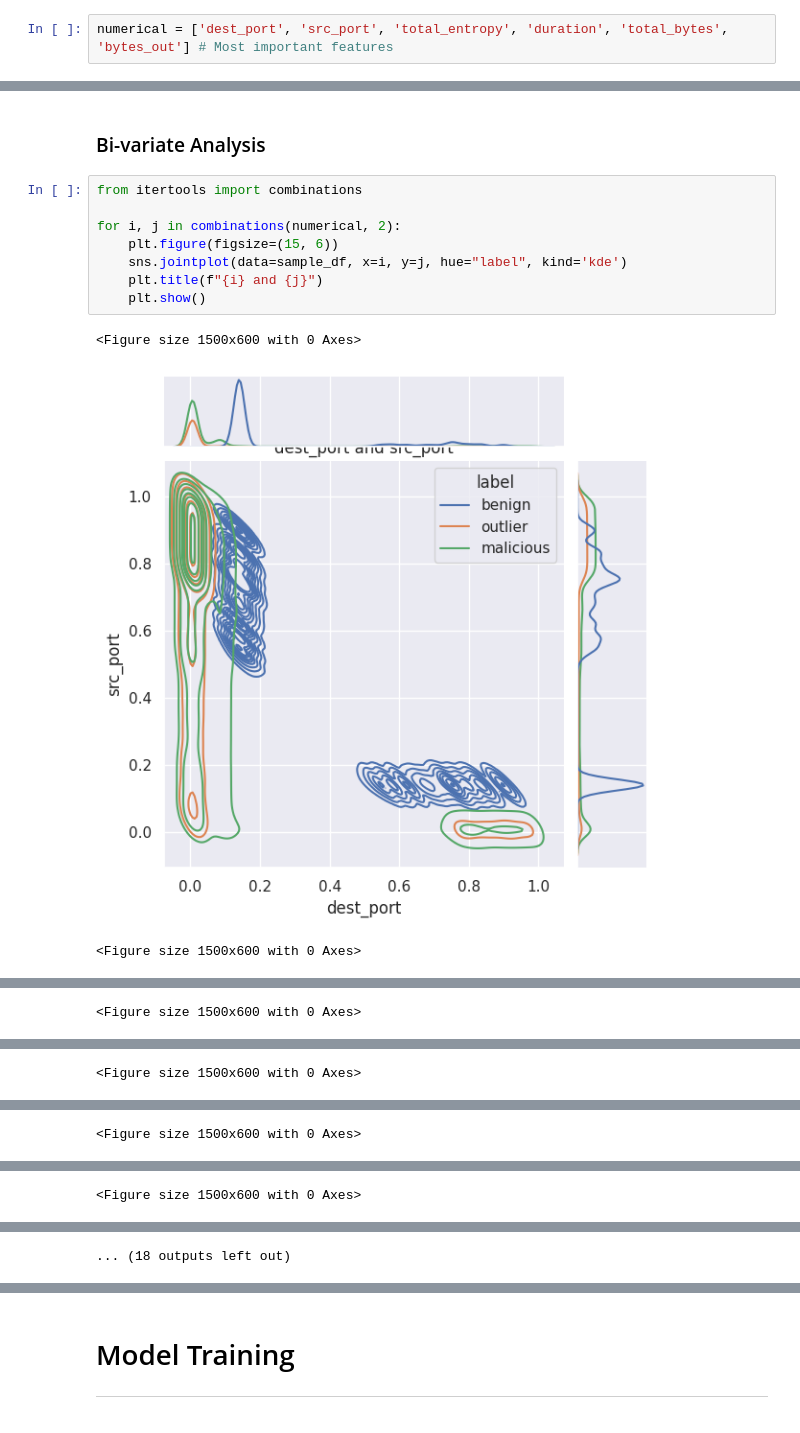
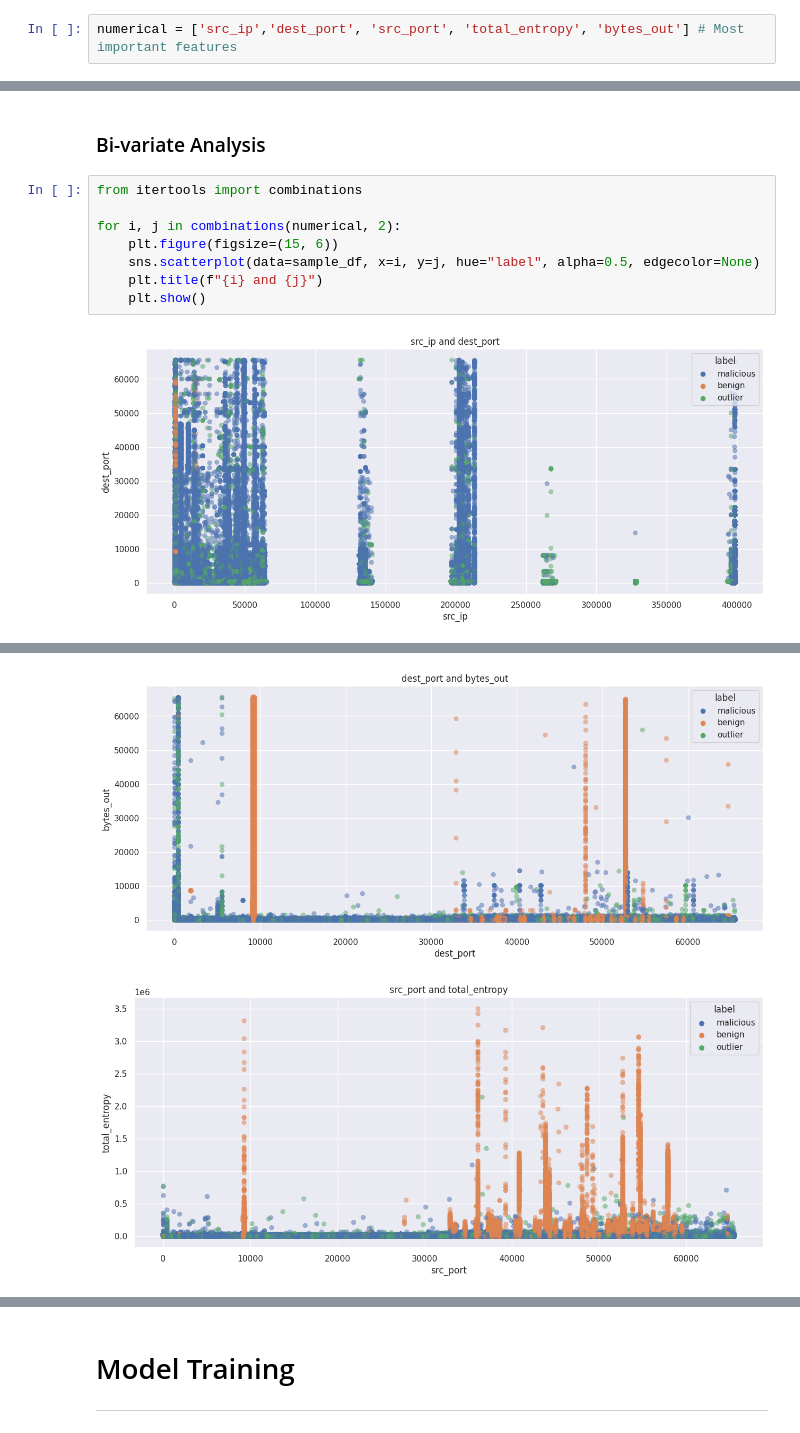
Before and after one commit to Orestas41/network_intrusion_detection, a Jupyter notebook: network_intrusion_detection.ipynb, the cells around one changed output, grey strips where cells are left out. Drawn from its saved outputs; the diff is of its cells as text.

```diff
--- a/network_intrusion_detection.ipynb
+++ b/network_intrusion_detection.ipynb
@@ -213,7 +145,7 @@ px.bar(feature_importance_df, x='Feature', y='Importance', template='ggplot2', t
 # %% [output]
 [interactive output not drawn]
 # %%
-numerical = ['dest_port', 'src_port', 'total_entropy', 'duration', 'total_bytes', 'bytes_out'] # Most important features
+numerical = ['src_ip','dest_port', 'src_port', 'total_entropy', 'bytes_out'] # Most important features
 # %% [markdown]
 # Exploratory Data Analysis
 ---
@@ -263,12 +185,10 @@ plt.show()
 # %%
 from itertools import combinations
 
 for i, j in combinations(numerical, 2):
     plt.figure(figsize=(15, 6))
-    sns.jointplot(data=sample_df, x=i, y=j, hue="label", kind='kde')
+    sns.scatterplot(data=sample_df, x=i, y=j, hue="label", alpha=0.5, edgecolor=None)
     plt.title(f"{i} and {j}")
     plt.show()
 # %% [output]
-<Figure size 1500x600 with 0 Axes>
-[figure, old version]
+[figure, new version]
-<Figure size 1500x600 with 0 Axes>
@@ -276 +195,0 @@ for i, j in combinations(numerical, 2):
-<Figure size 1500x600 with 0 Axes>
@@ -278 +196,0 @@ for i, j in combinations(numerical, 2):
-<Figure size 1500x600 with 0 Axes>
@@ -280 +197,0 @@ for i, j in combinations(numerical, 2):
-<Figure size 1500x600 with 0 Axes>
@@ -282 +198,0 @@ for i, j in combinations(numerical, 2):
-<Figure size 1500x600 with 0 Axes>
@@ -284 +200,2 @@ for i, j in combinations(numerical, 2):
-... (18 outputs left out)
+[figure, added]
+[figure, added]
```
Also changed, not shown: parts of 31 cells of this notebook.
